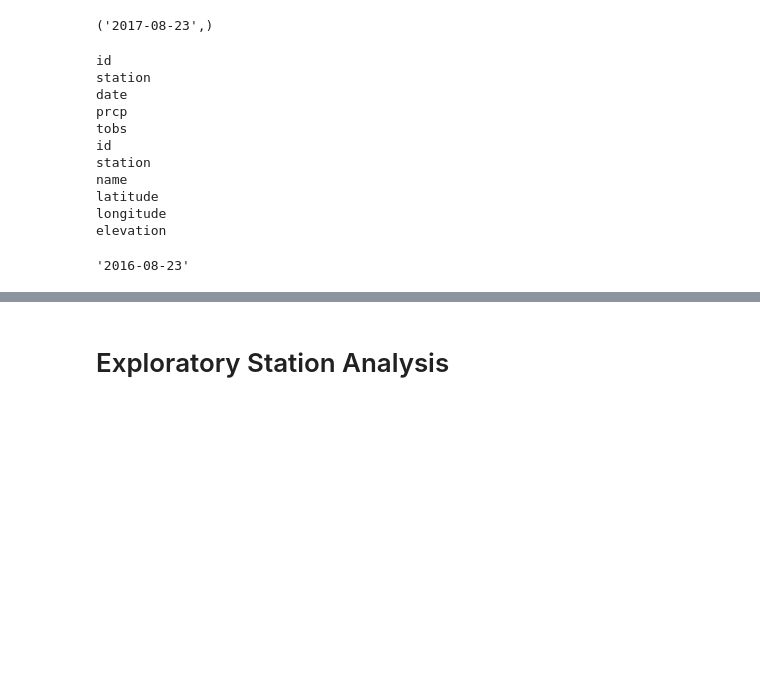
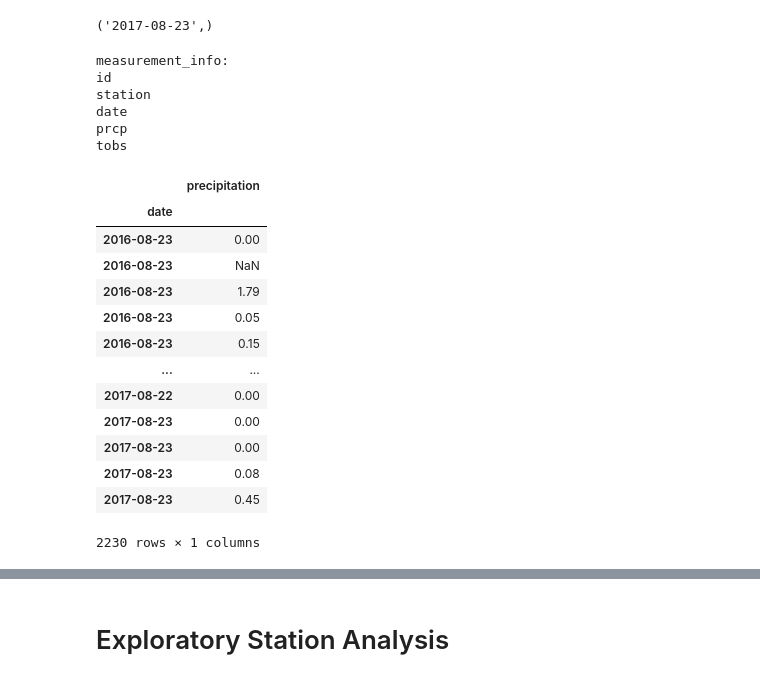
Before and after one commit to jforbis/sqlalchemy-challenge, a Jupyter notebook: climate_starter.ipynb, the cells around one changed output, grey strips where cells are left out. Saved outputs shown, nothing was run; the diff lists cells and outputs as text; code cells hidden in the pictures; blank space fills up the shorter version.

```diff
--- a/climate_starter.ipynb
+++ b/climate_starter.ipynb
@@ -48,47 +48,50 @@ print(recent_date)
 # %% [output]
 ('2017-08-23',)
 # %%
-# What columns exist on each table?
+# Columns in the measurement table
 inspector = inspect(engine)
 
-column_info = inspector.get_columns('measurement')
-
-for c in meas_columns:
+measurement_info = inspector.get_columns('measurement')
+print("measurement_info:")
+for c in measurement_info:
     print(c['name'])
-
-station_columns = inspector.get_columns('station')
-
-for c in station_columns:
-    print(c['name'])
 # %% [output]
+measurement_info:
 id
 station
 date
 prcp
 tobs
-id
-station
-name
-latitude
-longitude
-elevation
 # %%
 # Design a query to retrieve the last 12 months of precipitation data and plot the results.
 # Starting from the most recent data point in the database.
 
 # Calculate the date one year from the last date in data set.
 recent_date_minus1year = (dt.datetime.strptime(recent_date[0],'%Y-%m-%d')-dt.timedelta(days=365)).strftime('%Y-%m-%d')
 recent_date_minus1year
 
 # Perform a query to retrieve the data and precipitation scores
-
+measurement_table_col = (measurements.date, measurements.prcp)
+measurement_data = session.query(*measurement_table_col).filter(measurements.date >= recent_date_minus1year).all()
+measurement_data
 
 # Save the query results as a Pandas DataFrame and set the index to the date column
-
-
-# Sort the dataframe by date
-
-
-# Use Pandas Plotting with Matplotlib to plot the data
+measurement_data_df = pd.DataFrame(measurement_data, columns=["date", "precipitation"])
+measurement_data_df.set_index("date", inplace=True)
+measurement_data_df = measurement_data_df.sort_index()
+measurement_data_df
 # %% [output]
+|  | precipitation |
+| date |  |
+| 2016-08-23 | 0.00 |
+| 2016-08-23 | NaN |
+| 2016-08-23 | 1.79 |
+| 2016-08-23 | 0.05 |
+| 2016-08-23 | 0.15 |
+| ... | ... |
+| 2017-08-22 | 0.00 |
+| 2017-08-23 | 0.00 |
+| 2017-08-23 | 0.00 |
+| 2017-08-23 | 0.08 |
+| 2017-08-23 | 0.45 |
-'2016-08-23'
+2230 rows × 1 columns
```
Also changed, not shown: parts of 2 cells of this notebook.
